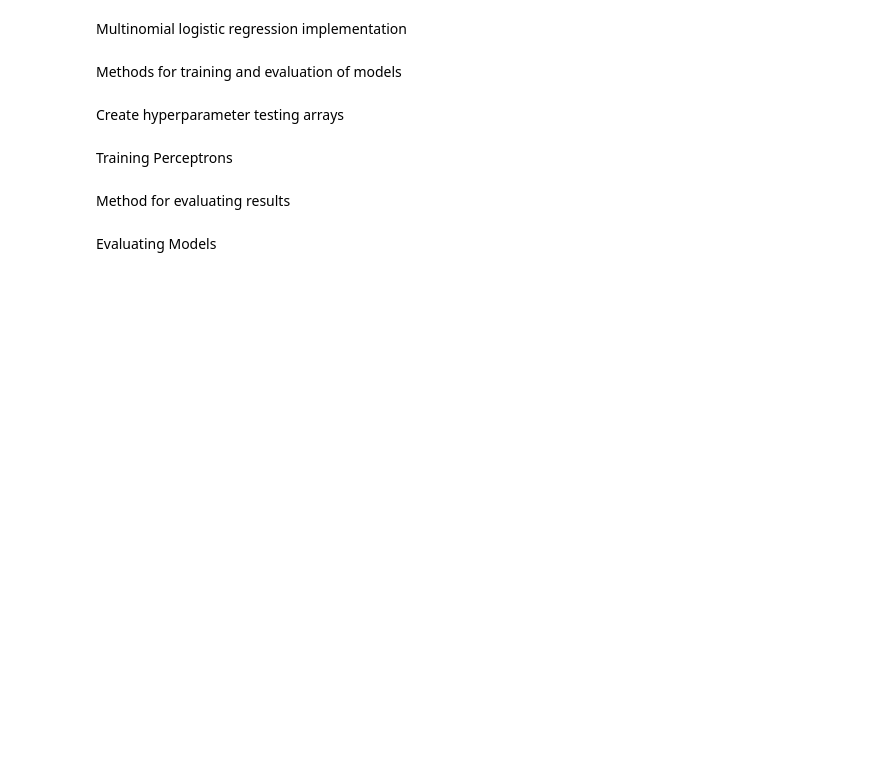
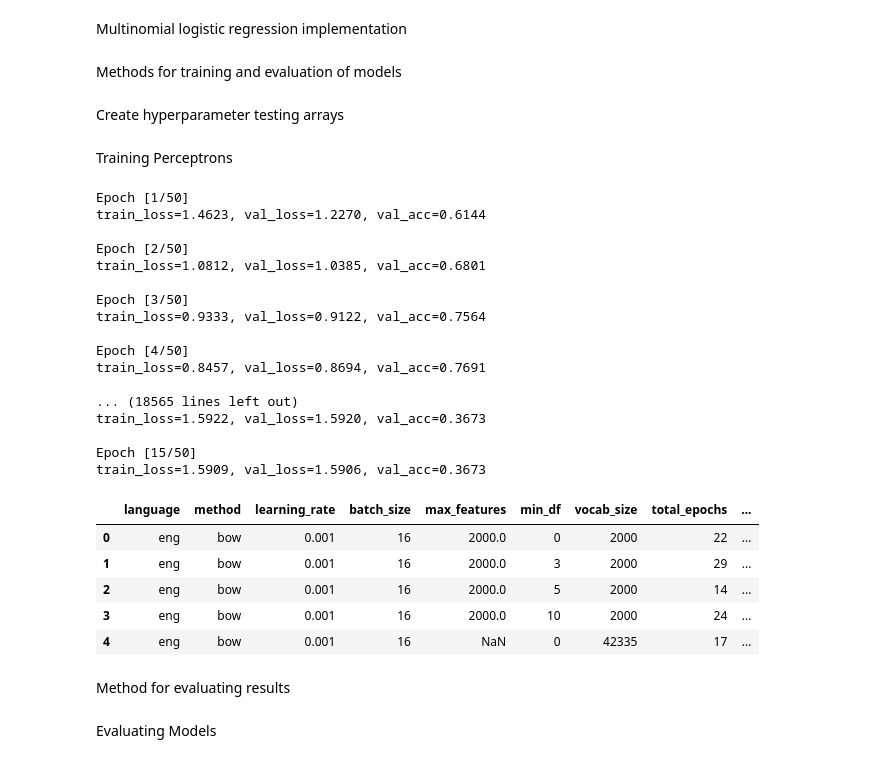
Before and after one commit to McShiny/LogisticNewsTopicClassification, a Jupyter notebook: LogisticRegressionPerceptron.ipynb, the cells around one changed output. Cells and saved outputs as stored; diff of their text form; code cells hidden in the pictures; blank space fills up the shorter version.

```diff
--- a/LogisticRegressionPerceptron.ipynb
+++ b/LogisticRegressionPerceptron.ipynb
@@ -247,19 +246,43 @@ Training Perceptrons
 # %%
 root = "news-dataset"
 languages = ["eng", "sna", "xho"]
 methods = ["bow", "tfidf"]
 
-param_grid = {"learning_rate": [0.001, 0.01, 0.1], "batch_size": [16, 64], "max_features": [2000, None], "min_df": [0, 3, 5, 10]}
+param_grid = {"learning_rate": [0.0001, 0.001, 0.01, 0.1], "batch_size": [16, 32, 64], "max_features": [1000, 2000, 4000, None], "min_df": [0, 3, 5, 10]}
 
 all_results = []
 
 for language in languages:
     for method in methods:
         df = tune_hyperparameters(root, language, method, param_grid, device, num_epochs=50, patience=5)
         all_results.append(df)
 
 grid_results = pd.concat(all_results, ignore_index=True)
 grid_results.head()
+# %% [output]
+Epoch [1/50]
+train_loss=1.4623, val_loss=1.2270, val_acc=0.6144
+
+Epoch [2/50]
+train_loss=1.0812, val_loss=1.0385, val_acc=0.6801
+
+Epoch [3/50]
+train_loss=0.9333, val_loss=0.9122, val_acc=0.7564
+
+Epoch [4/50]
+train_loss=0.8457, val_loss=0.8694, val_acc=0.7691
+
+... (18565 lines left out)
+train_loss=1.5922, val_loss=1.5920, val_acc=0.3673
+
+Epoch [15/50]
+train_loss=1.5909, val_loss=1.5906, val_acc=0.3673
+|  | language | method | learning_rate | batch_size | max_features | min_df | vocab_size | total_epochs | ... |
+| 0 | eng | bow | 0.001 | 16 | 2000.0 | 0 | 2000 | 22 | ... |
+| 1 | eng | bow | 0.001 | 16 | 2000.0 | 3 | 2000 | 29 | ... |
+| 2 | eng | bow | 0.001 | 16 | 2000.0 | 5 | 2000 | 14 | ... |
+| 3 | eng | bow | 0.001 | 16 | 2000.0 | 10 | 2000 | 24 | ... |
+| 4 | eng | bow | 0.001 | 16 | NaN | 0 | 42335 | 17 | ... |
 # %% [markdown]
 Method for evaluating results
 # %%
```
Also changed, not shown: parts of 8 cells of this notebook, 2 other files.
